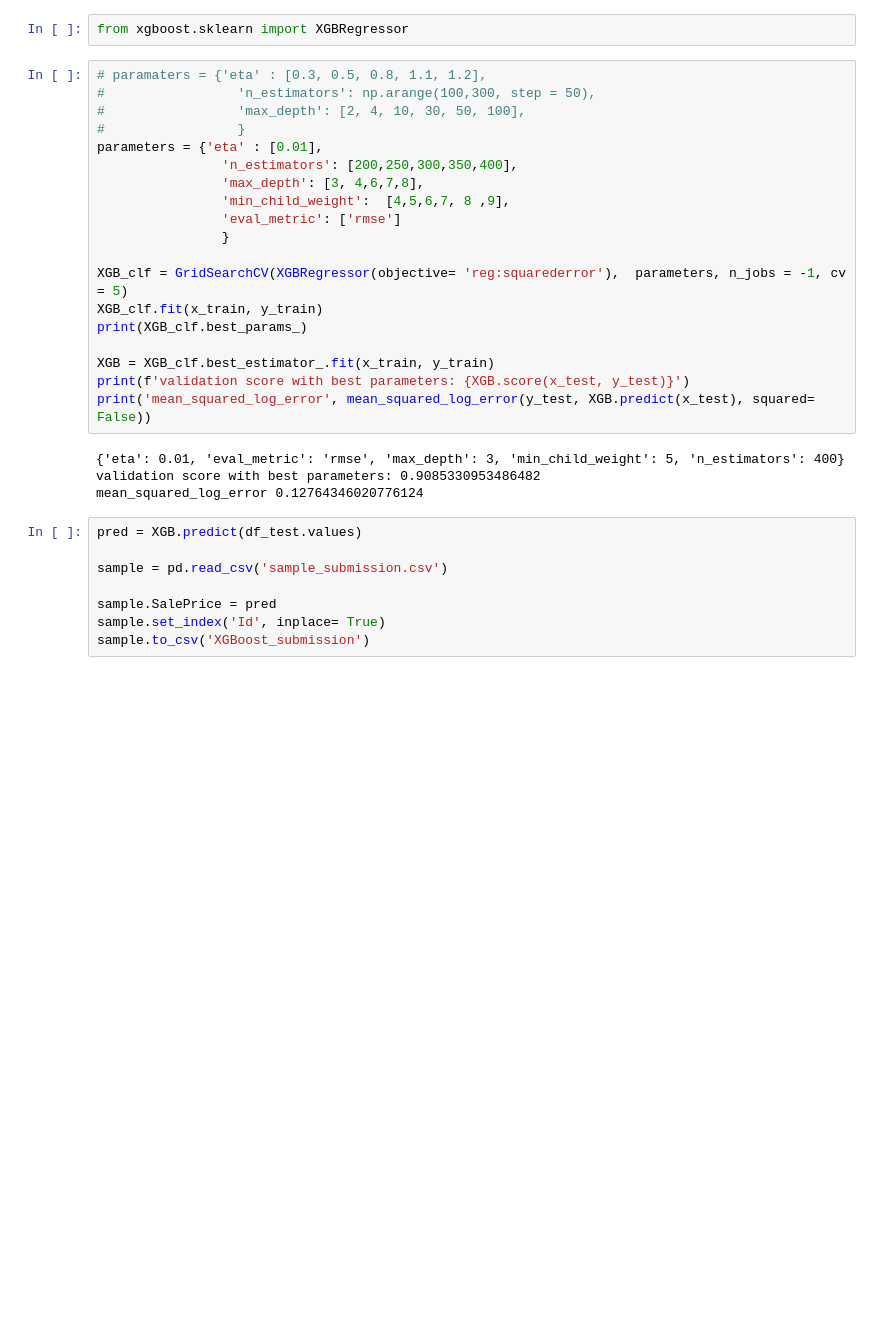
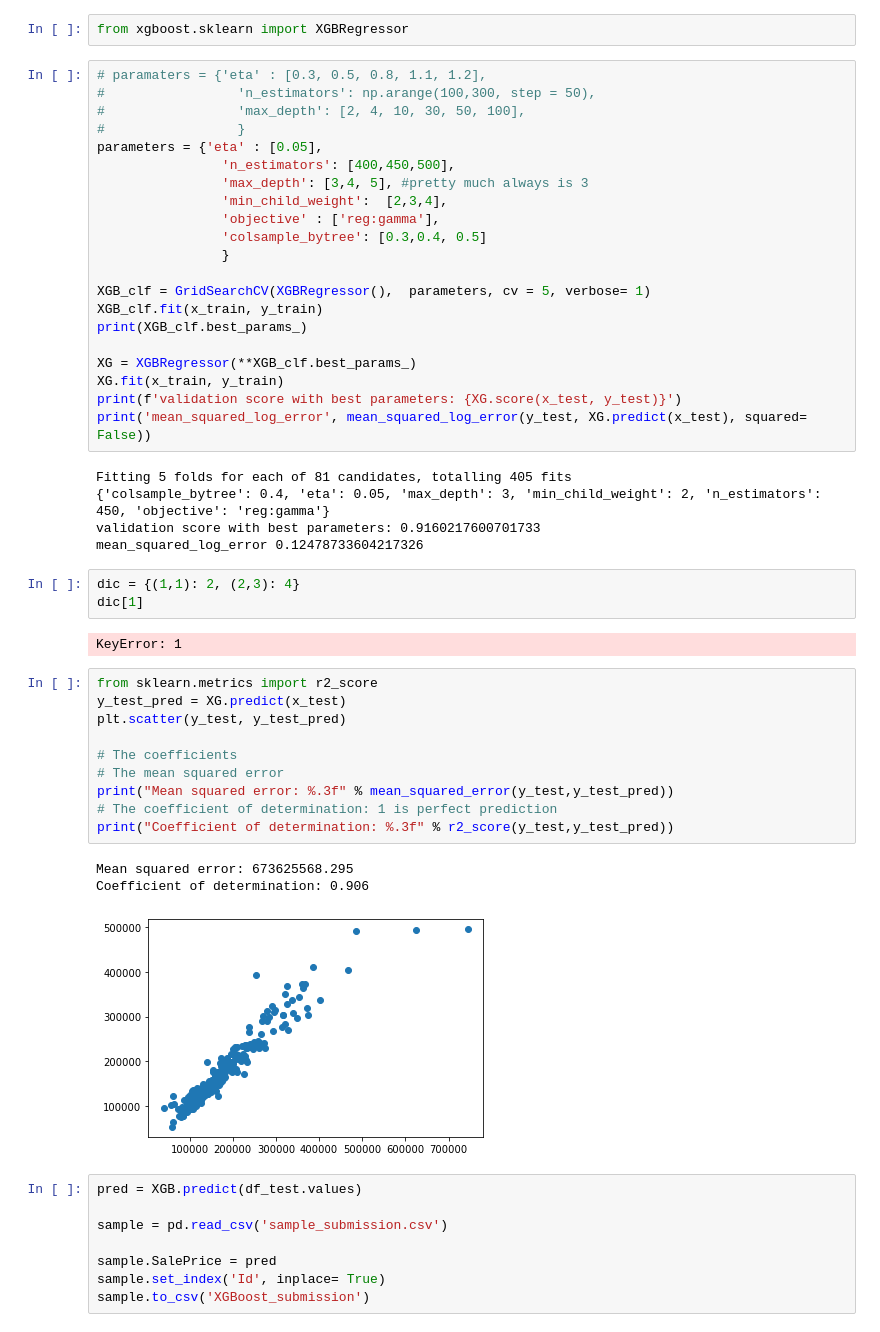
Before and after one commit to Shuaf98/y-data, a Jupyter notebook: kaggle/house_regression/House_model.ipynb, the cells around one changed output. Cells and saved outputs as stored; diff of their text form; blank space fills up the shorter version.

```diff
--- a/kaggle/house_regression/House_model.ipynb
+++ b/kaggle/house_regression/House_model.ipynb
@@ -236,24 +220,46 @@ from xgboost.sklearn import XGBRegressor
 #                 'n_estimators': np.arange(100,300, step = 50),
 #                 'max_depth': [2, 4, 10, 30, 50, 100],
 #                 }
-parameters = {'eta' : [0.01],
-                'n_estimators': [200,250,300,350,400],
-                'max_depth': [3, 4,6,7,8],
-                'min_child_weight':  [4,5,6,7, 8 ,9],
-                'eval_metric': ['rmse']
+parameters = {'eta' : [0.05],
+                'n_estimators': [400,450,500],
+                'max_depth': [3,4, 5], #pretty much always is 3
+                'min_child_weight':  [2,3,4],
+                'objective' : ['reg:gamma'],
+                'colsample_bytree': [0.3,0.4, 0.5]
                 }
 
-XGB_clf = GridSearchCV(XGBRegressor(objective= 'reg:squarederror'),  parameters, n_jobs = -1, cv = 5)
+XGB_clf = GridSearchCV(XGBRegressor(),  parameters, cv = 5, verbose= 1)
 XGB_clf.fit(x_train, y_train)
 print(XGB_clf.best_params_)
 
-XGB = XGB_clf.best_estimator_.fit(x_train, y_train)
-print(f'validation score with best parameters: {XGB.score(x_test, y_test)}')
-print('mean_squared_log_error', mean_squared_log_error(y_test, XGB.predict(x_test), squared= False))
+XG = XGBRegressor(**XGB_clf.best_params_)
+XG.fit(x_train, y_train)
+print(f'validation score with best parameters: {XG.score(x_test, y_test)}')
+print('mean_squared_log_error', mean_squared_log_error(y_test, XG.predict(x_test), squared= False))
 # %% [output]
-{'eta': 0.01, 'eval_metric': 'rmse', 'max_depth': 3, 'min_child_weight': 5, 'n_estimators': 400}
-validation score with best parameters: 0.9085330953486482
-mean_squared_log_error 0.12764346020776124
+Fitting 5 folds for each of 81 candidates, totalling 405 fits
+{'colsample_bytree': 0.4, 'eta': 0.05, 'max_depth': 3, 'min_child_weight': 2, 'n_estimators': 450, 'objective': 'reg:gamma'}
+validation score with best parameters: 0.9160217600701733
+mean_squared_log_error 0.12478733604217326
+# %%
+dic = {(1,1): 2, (2,3): 4}
+dic[1]
+# %% [output]
+KeyError: 1
+# %%
+from sklearn.metrics import r2_score
+y_test_pred = XG.predict(x_test)
+plt.scatter(y_test, y_test_pred)
+
+# The coefficients
+# The mean squared error
+print("Mean squared error: %.3f" % mean_squared_error(y_test,y_test_pred))
+# The coefficient of determination: 1 is perfect prediction
+print("Coefficient of determination: %.3f" % r2_score(y_test,y_test_pred))
+# %% [output]
+Mean squared error: 673625568.295
+Coefficient of determination: 0.906
+[figure, added]
 # %%
 pred = XGB.predict(df_test.values)
 
```
Also changed, not shown: parts of 19 cells of this notebook, 6 other files.
